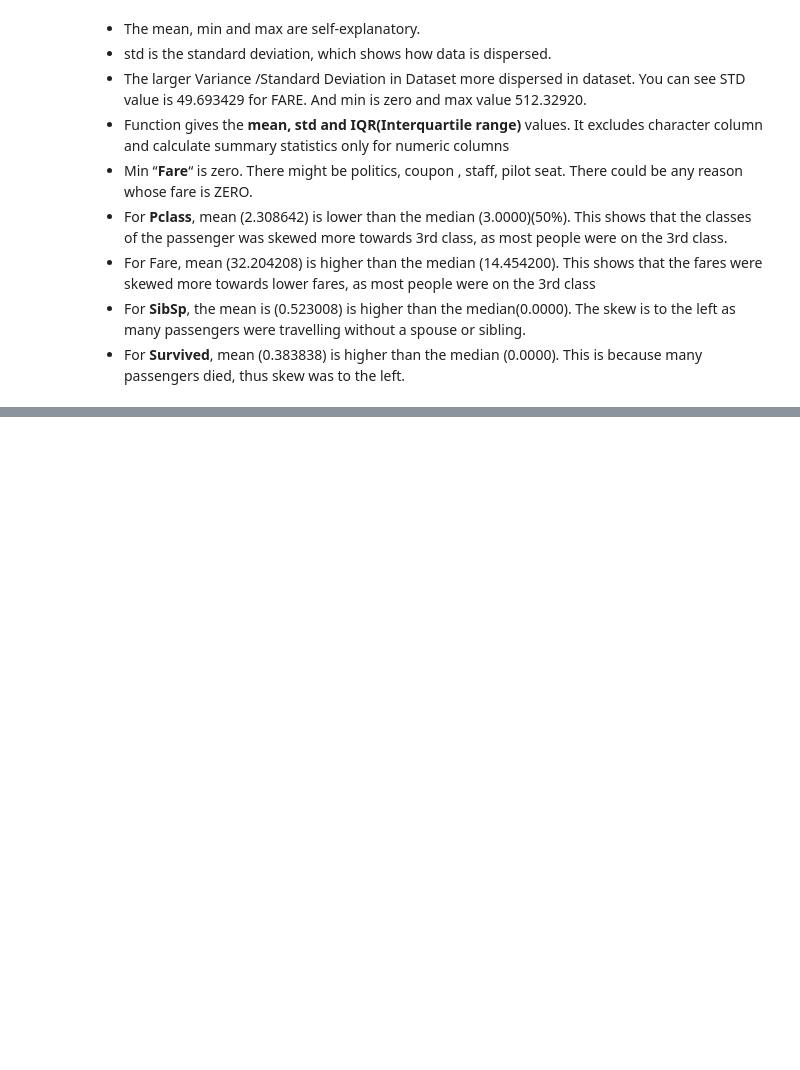
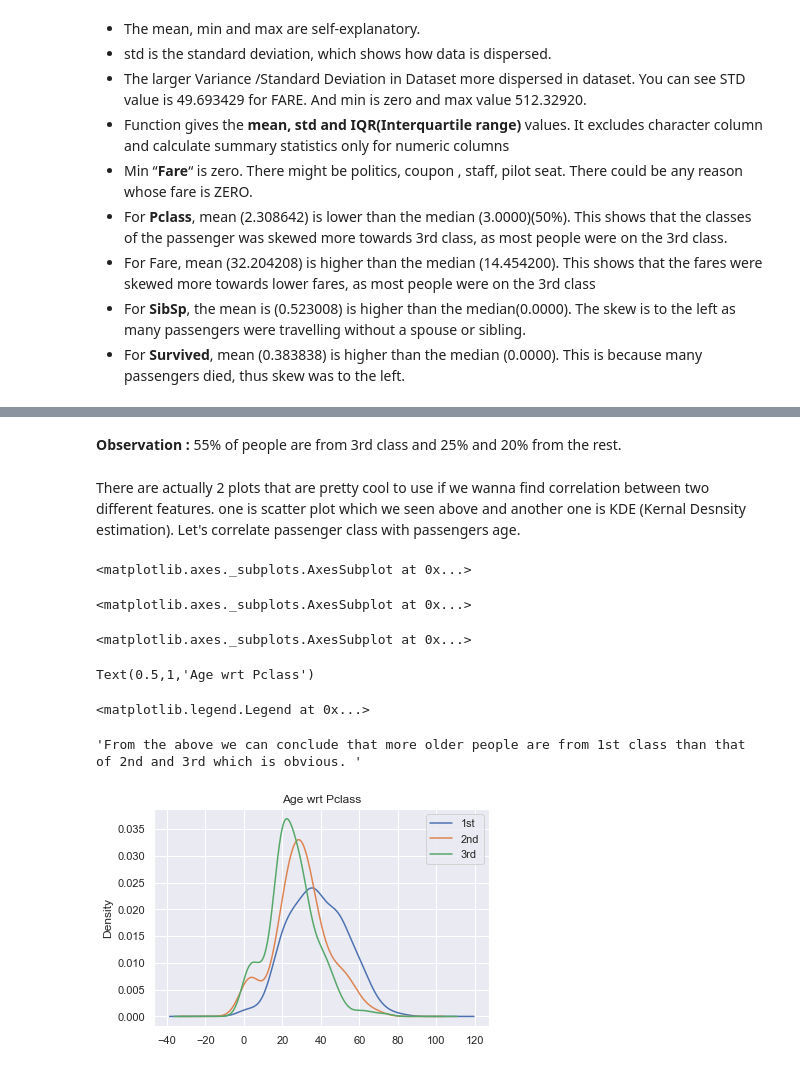
Before and after one commit to TJ-DS/ExploratoryDataAnalysis-EDA, a Jupyter notebook: TitanicDataset/TitanicDataset.ipynb, the cells around one changed output, grey strips where cells are left out. Drawn from its saved outputs; the diff is of its cells as text; code cells hidden in the pictures; blank space fills up the shorter version.

```diff
--- a/TitanicDataset/TitanicDataset.ipynb
+++ b/TitanicDataset/TitanicDataset.ipynb
@@ -208,0 +301,17 @@ ModuleNotFoundError: No module named 'pandas.core.internals.managers'; 'pandas.c
+# %% [markdown]
+__Observation :__ 55% of people are from 3rd class and 25% and 20% from the rest.
+# %% [markdown]
+There are actually 2 plots that are pretty cool to use if we wanna find correlation between two different features. one is scatter plot which we seen above and another one is KDE (Kernal Desnsity estimation). Let's correlate passenger class with passengers age.
+# %%
+for x in [1,2,3]:    ## for 3 classes
+    TitanicData.Age[TitanicData.Pclass == x].plot(kind="kde")
+plt.title("Age wrt Pclass")
+plt.legend(("1st","2nd","3rd"))
+# %% [output]
+<matplotlib.axes._subplots.AxesSubplot at 0x...>
+<matplotlib.axes._subplots.AxesSubplot at 0x...>
+<matplotlib.axes._subplots.AxesSubplot at 0x...>
+Text(0.5,1,'Age wrt Pclass')
+<matplotlib.legend.Legend at 0x...>
+'From the above we can conclude that more older people are from 1st class than that of 2nd and 3rd which is obvious. '
+[figure, added]
```
Also changed, not shown: parts of 46 cells of this notebook.
